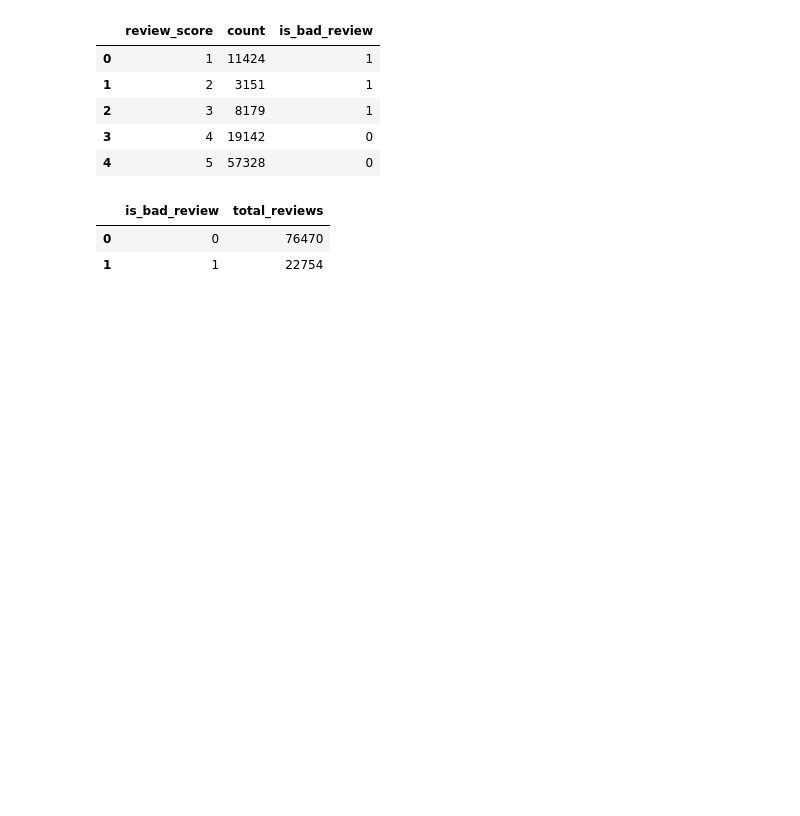
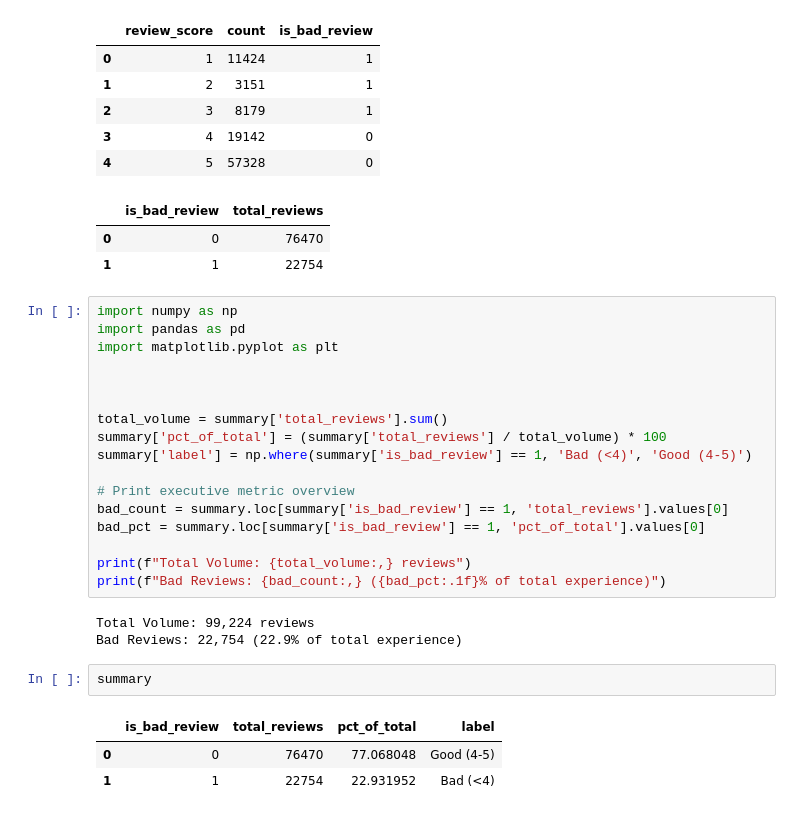
Before and after one commit to powernusa/olist-dbt-portfolio, a Jupyter notebook: explore_data/reviews.ipynb, the cells around one changed output. Cells and saved outputs as stored; diff of their text form; blank space fills up the shorter version.

Commit message:
feat(explore): edit reviews.ipynb

```diff
--- a/explore_data/reviews.ipynb
+++ b/explore_data/reviews.ipynb
@@ -196,3 +196,29 @@ display(summary)
 |  | is_bad_review | total_reviews |
 | 0 | 0 | 76470 |
 | 1 | 1 | 22754 |
+# %%
+import numpy as np
+import pandas as pd
+import matplotlib.pyplot as plt
+
+
+
+total_volume = summary['total_reviews'].sum()
+summary['pct_of_total'] = (summary['total_reviews'] / total_volume) * 100
+summary['label'] = np.where(summary['is_bad_review'] == 1, 'Bad (<4)', 'Good (4-5)')
+
+# Print executive metric overview
+bad_count = summary.loc[summary['is_bad_review'] == 1, 'total_reviews'].values[0]
+bad_pct = summary.loc[summary['is_bad_review'] == 1, 'pct_of_total'].values[0]
+
+print(f"Total Volume: {total_volume:,} reviews")
+print(f"Bad Reviews: {bad_count:,} ({bad_pct:.1f}% of total experience)")
+# %% [output]
+Total Volume: 99,224 reviews
+Bad Reviews: 22,754 (22.9% of total experience)
+# %%
+summary
+# %% [output]
+|  | is_bad_review | total_reviews | pct_of_total | label |
+| 0 | 0 | 76470 | 77.068048 | Good (4-5) |
+| 1 | 1 | 22754 | 22.931952 | Bad (<4) |
```
